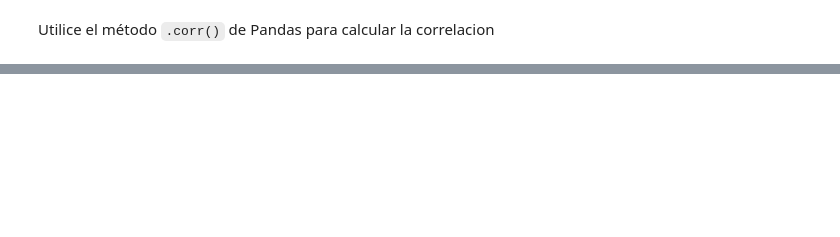
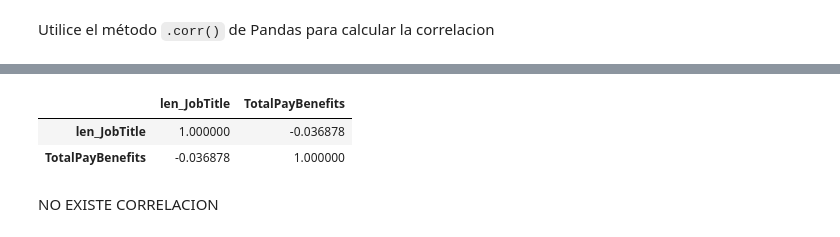
Before and after one commit to aemedina24/intro_ciencia_datos, a Jupyter notebook: tareas/02-pandas/tarea_01_pandas_ingestion.ipynb, the cells around one changed output, grey strips where cells are left out. Cells and saved outputs as stored; diff of their text form; code cells hidden in the pictures; blank space fills up the shorter version.

```diff
--- a/tareas/02-pandas/tarea_01_pandas_ingestion.ipynb
+++ b/tareas/02-pandas/tarea_01_pandas_ingestion.ipynb
@@ -421,2 +413,4 @@ Error:
+# %%
+df["len_JobTitle"]=df["JobTitle"].apply(lambda x: len(str(x)))
 # %% [markdown]
 Utilice el método `.corr()` de Pandas para calcular la correlacion
@@ -429,0 +417,8 @@ Error:
+# %%
+df[["len_JobTitle", "TotalPayBenefits"]].corr()
+# %% [output]
+|  | len_JobTitle | TotalPayBenefits |
+| len_JobTitle | 1.000000 | -0.036878 |
+| TotalPayBenefits | -0.036878 | 1.000000 |
+# %% [markdown]
+NO EXISTE CORRELACION
```
Also changed, not shown: parts of 7 cells of this notebook.
